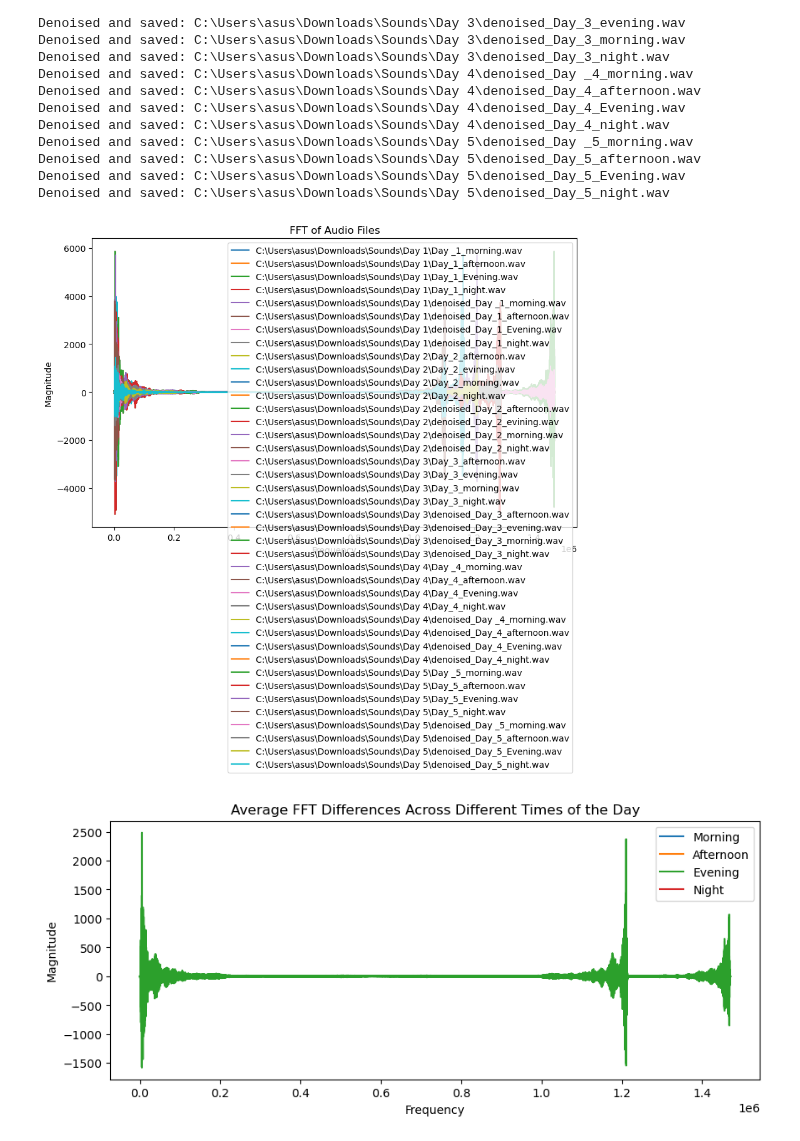
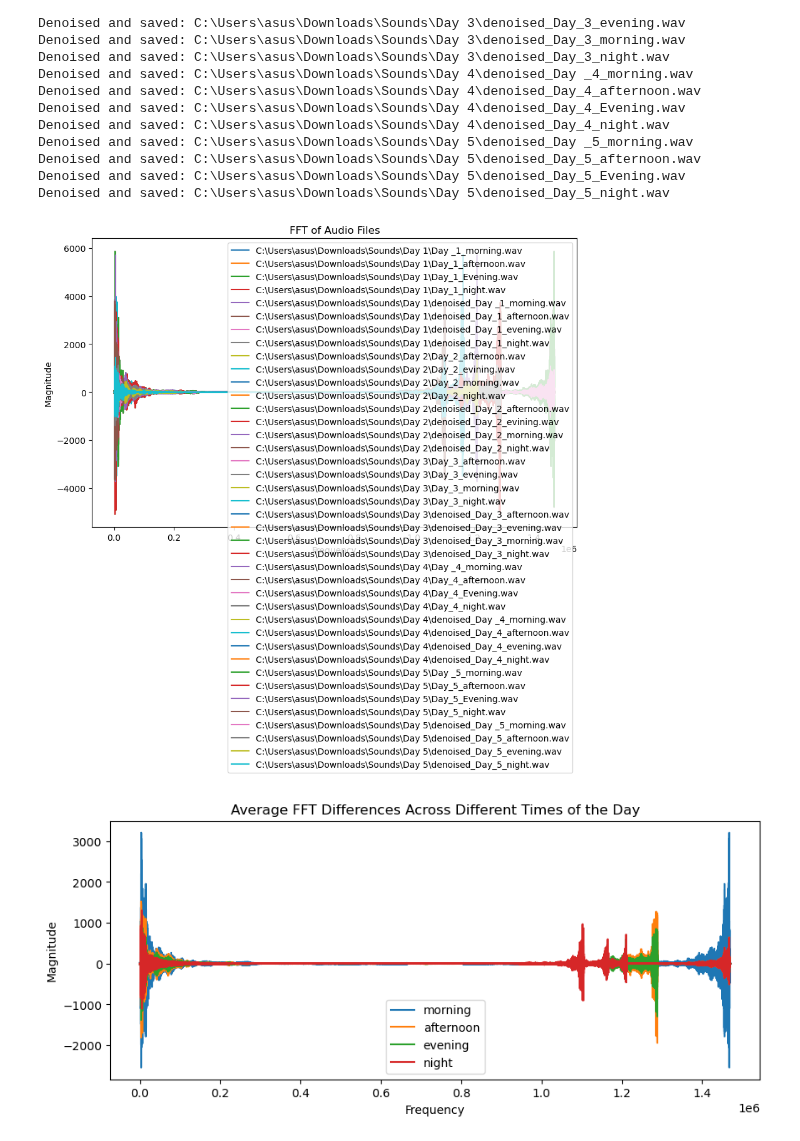
Before and after one commit to IamAmbrose/projects, a Jupyter notebook: Audio Processing1.ipynb, the cells around one changed output. Drawn from its saved outputs; the diff is of its cells as text; code cells hidden in the pictures.

```diff
--- a/Audio Processing1.ipynb
+++ b/Audio Processing1.ipynb
@@ -101,32 +101,32 @@ else:
 
     plt.xlabel('Frequency')
     plt.ylabel('Magnitude')
     plt.title('FFT of Audio Files')
     plt.legend()
     plt.show()
 
     max_fft_length = max(len(audio_features['fft']) for audio_features in audio_data)
     for audio_features in audio_data:
         fft = audio_features.get('fft', np.zeros(max_fft_length))  # Default to zero-filled array if 'fft' is missing
         padded_fft = np.pad(fft, (0, max_fft_length - len(fft)), 'constant')  # Zero-padding
 
         audio_features['padded_fft'] = padded_fft
 
     avg_fft_by_time = {}
-    for time_of_day in ['Morning', 'Afternoon', 'Evening', 'Night']:
+    for time_of_day in ['morning', 'afternoon', 'evening', 'night']:
         audio_files_in_time = [audio_features for audio_features in audio_data if time_of_day in audio_features['file_path']]
         avg_fft = np.mean([audio_features['padded_fft'] for audio_features in audio_files_in_time], axis=0)
         avg_fft_by_time[time_of_day] = avg_fft
 
     plt.figure(figsize=(10, 4))
     for time_of_day, avg_fft in avg_fft_by_time.items():
         plt.plot(avg_fft, label=time_of_day)
 
     plt.xlabel('Frequency')
     plt.ylabel('Magnitude')
     plt.title('Average FFT Differences Across Different Times of the Day')
     plt.legend()
     plt.show()
 # %% [output]
 [figure]
-[figure, old version]
+[figure, new version]
```
